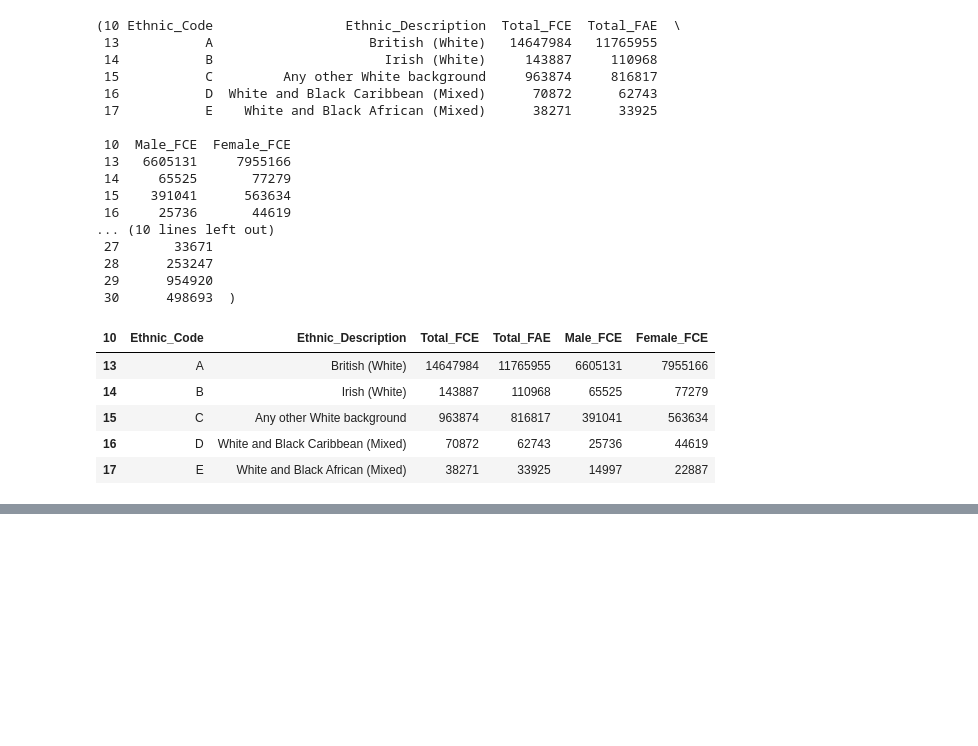
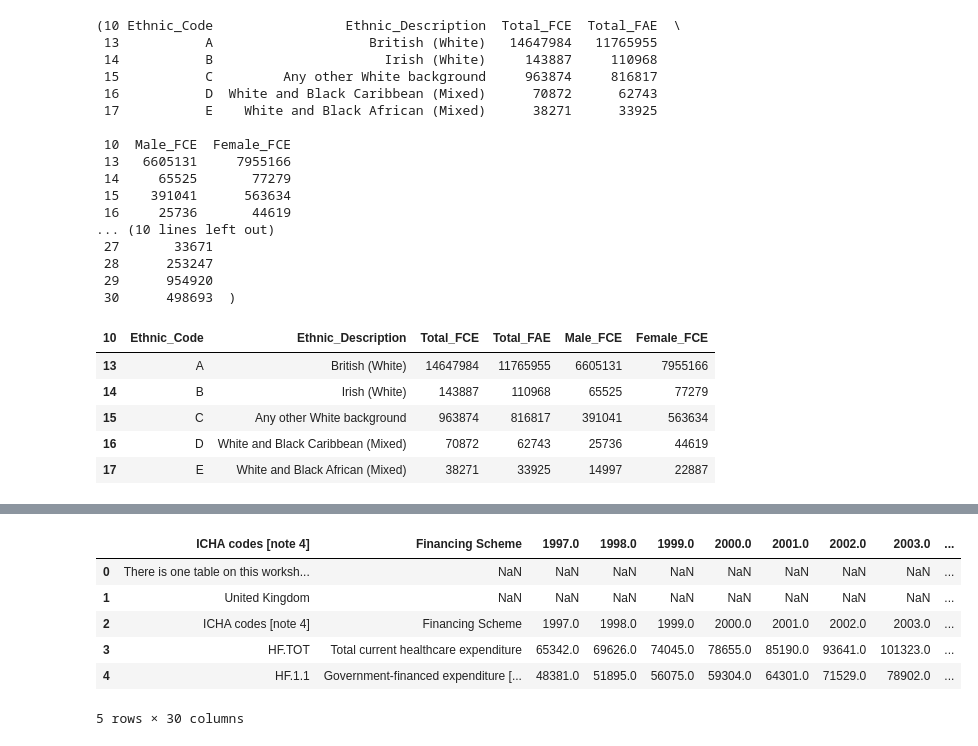
Before and after one commit to maymay238xx/Data-Science-Research-Project---Cisgender-and-Healthcare, a Jupyter notebook: notebooks/01-cleaning-reprocessing-notebook.ipynb, the cells around one changed output, grey strips where cells are left out. Drawn from its saved outputs; the diff is of its cells as text; code cells hidden in the pictures; blank space fills up the shorter version.

```diff
--- a/notebooks/01-cleaning-reprocessing-notebook.ipynb
+++ b/notebooks/01-cleaning-reprocessing-notebook.ipynb
@@ -1095,0 +1400,15 @@ demog_sex_df.head()
+# %%
+# Applying column names using values in row index 2
+expenditure_columns = current_expenditure_df.loc[2, :].values.flatten().tolist()
+# Converting column names in the list to strings
+expenditure_columns = [str(col) for col in expenditure_columns]
+current_expenditure_df.columns = expenditure_columns
+current_expenditure_df.head()
+# %% [output]
+|  | ICHA codes [note 4] | Financing Scheme | 1997.0 | 1998.0 | 1999.0 | 2000.0 | 2001.0 | 2002.0 | 2003.0 | ... |
+| 0 | There is one table on this worksh... | NaN | NaN | NaN | NaN | NaN | NaN | NaN | NaN | ... |
+| 1 | United Kingdom | NaN | NaN | NaN | NaN | NaN | NaN | NaN | NaN | ... |
+| 2 | ICHA codes [note 4] | Financing Scheme | 1997.0 | 1998.0 | 1999.0 | 2000.0 | 2001.0 | 2002.0 | 2003.0 | ... |
+| 3 | HF.TOT | Total current healthcare expenditure | 65342.0 | 69626.0 | 74045.0 | 78655.0 | 85190.0 | 93641.0 | 101323.0 | ... |
+| 4 | HF.1.1 | Government-financed expenditure [... | 48381.0 | 51895.0 | 56075.0 | 59304.0 | 64301.0 | 71529.0 | 78902.0 | ... |
+5 rows × 30 columns
```
Also changed, not shown: parts of 41 cells of this notebook, 5 other files.
